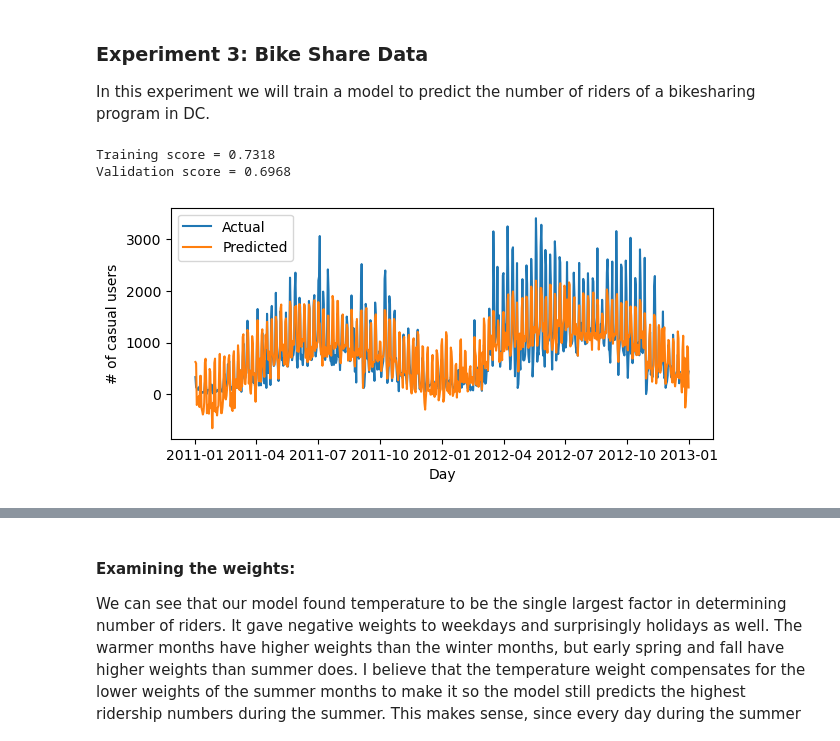
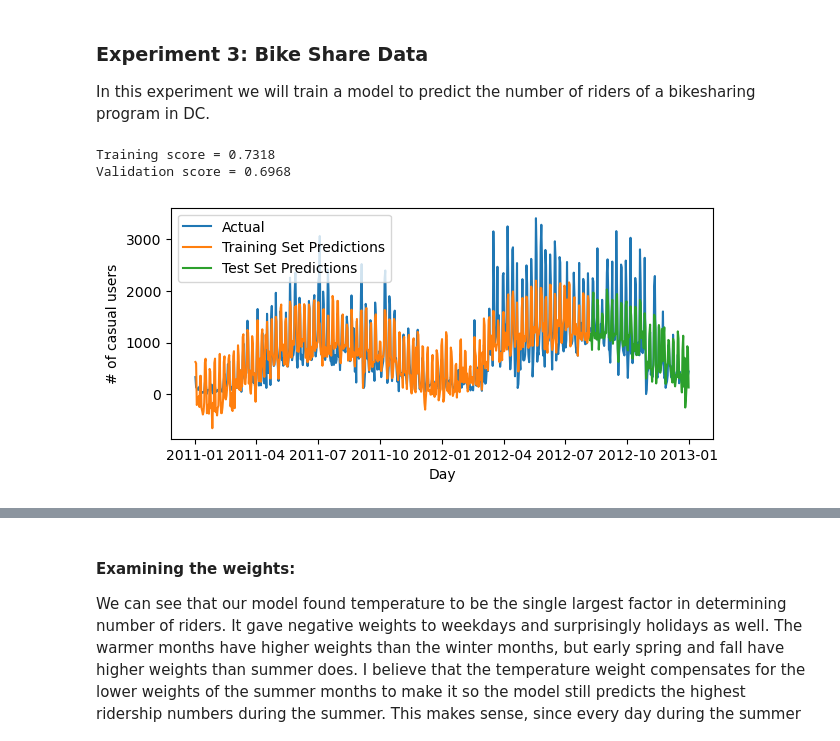
Before and after one commit to jackgreenburg/jackgreenburg.github.io, a Jupyter notebook: posts/linear-regression/index.ipynb, the cells around one changed output, grey strips where cells are left out. Saved outputs shown, nothing was run; the diff lists cells and outputs as text; code cells hidden in the pictures.

```diff
--- a/posts/linear-regression/index.ipynb
+++ b/posts/linear-regression/index.ipynb
@@ -169,36 +169,39 @@ cols = ["casual",
         "weathersit",
         "workingday",
         "yr",
         "temp",
         "hum",
         "windspeed",
-        "holiday"]
+        "holiday",
+        "dteday"]
 
 bikeshare = data[cols]
 bikeshare = pd.get_dummies(bikeshare, columns = ['mnth'], drop_first = "if_binary")
 
 train, test = train_test_split(bikeshare, test_size = .2, shuffle = False)
 
-X_train = train.drop(["casual"], axis = 1)
+X_train = train.drop(["casual", "dteday"], axis = 1)
 y_train = train["casual"]
 
-X_test = test.drop(["casual"], axis = 1)
+X_test = test.drop(["casual", "dteday"], axis = 1)
 y_test = test["casual"]
 
 LR = LinearRegression()
 LR.fit_analytical(X_train, y_train)
 
-preds = LR.predict(bikeshare.drop(["casual"], axis=1))
+preds_train = LR.predict(X_train)
+preds_test = LR.predict(X_test)
 
 fig, ax = plt.subplots(1, figsize = (7, 3))
 ax.plot(pd.to_datetime(data['dteday']), data['casual'], label="Actual")
-ax.plot(pd.to_datetime(data['dteday']), preds, label="Predicted")
+ax.plot(pd.to_datetime(train['dteday']), preds_train, label="Training Set Predictions")
+ax.plot(pd.to_datetime(test['dteday']), preds_test, label="Test Set Predictions")
 ax.set(xlabel = "Day", ylabel = "# of casual users")
 ax.legend()
 
 print(f"Training score = {LR.score(X_train, y_train).round(4)}")
 print(f"Validation score = {LR.score(X_test, y_test).round(4)}")
 # %% [output]
 Training score = 0.7318
 Validation score = 0.6968
-[figure, old version]
+[figure, new version]
```
Also changed, not shown: parts of 3 cells of this notebook, 9 other files.
